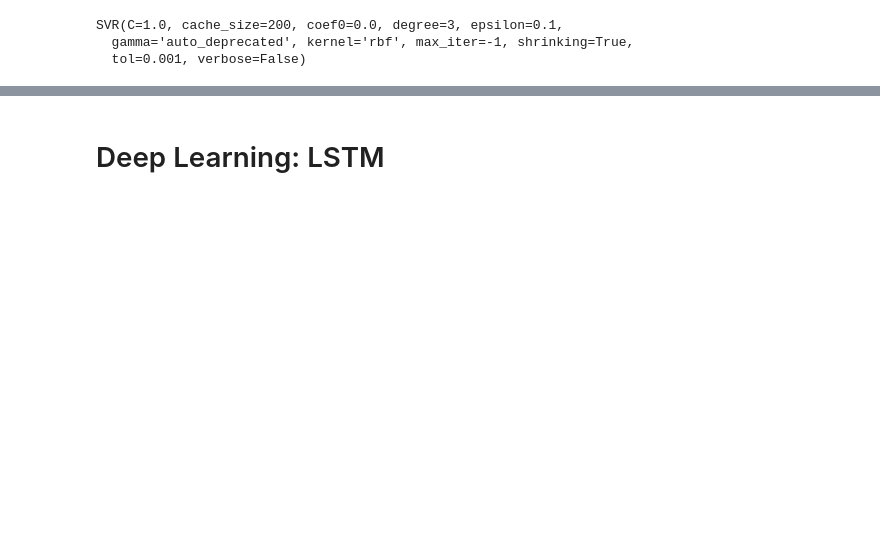
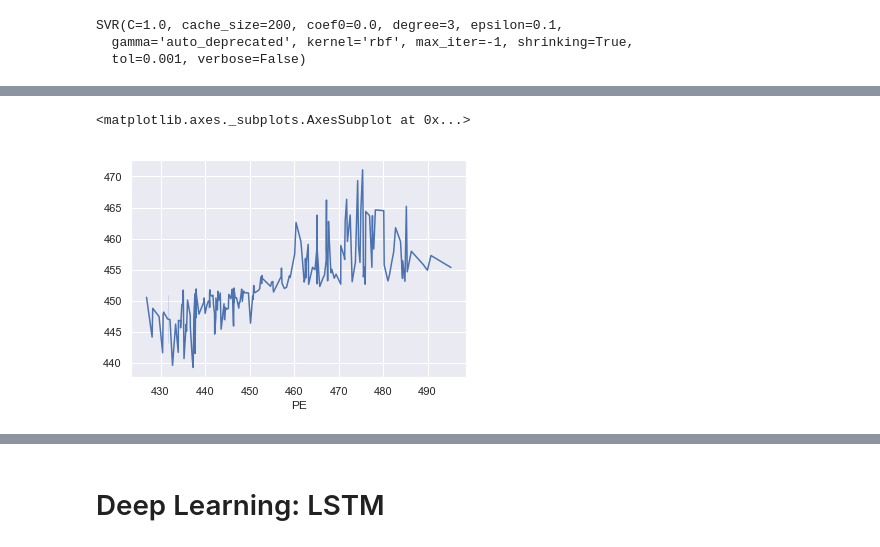
Before and after one commit to chykoushik/S2E-dfki-Electrical-Power-Prediction, a Jupyter notebook: Combined-Cycle-Power-Plant.ipynb, the cells around one changed output, grey strips where cells are left out. Cells and saved outputs as stored; diff of their text form; code cells hidden in the pictures; blank space fills up the shorter version.

```diff
--- a/Combined-Cycle-Power-Plant.ipynb
+++ b/Combined-Cycle-Power-Plant.ipynb
@@ -193,0 +196,5 @@ dataset.head(10)
+# %%
+sns.lineplot(Y_test[0:200], Y_prediction_SVM[0:200])
+# %% [output]
+<matplotlib.axes._subplots.AxesSubplot at 0x...>
+[figure, added]
```
Also changed, not shown: parts of 20 cells of this notebook.
